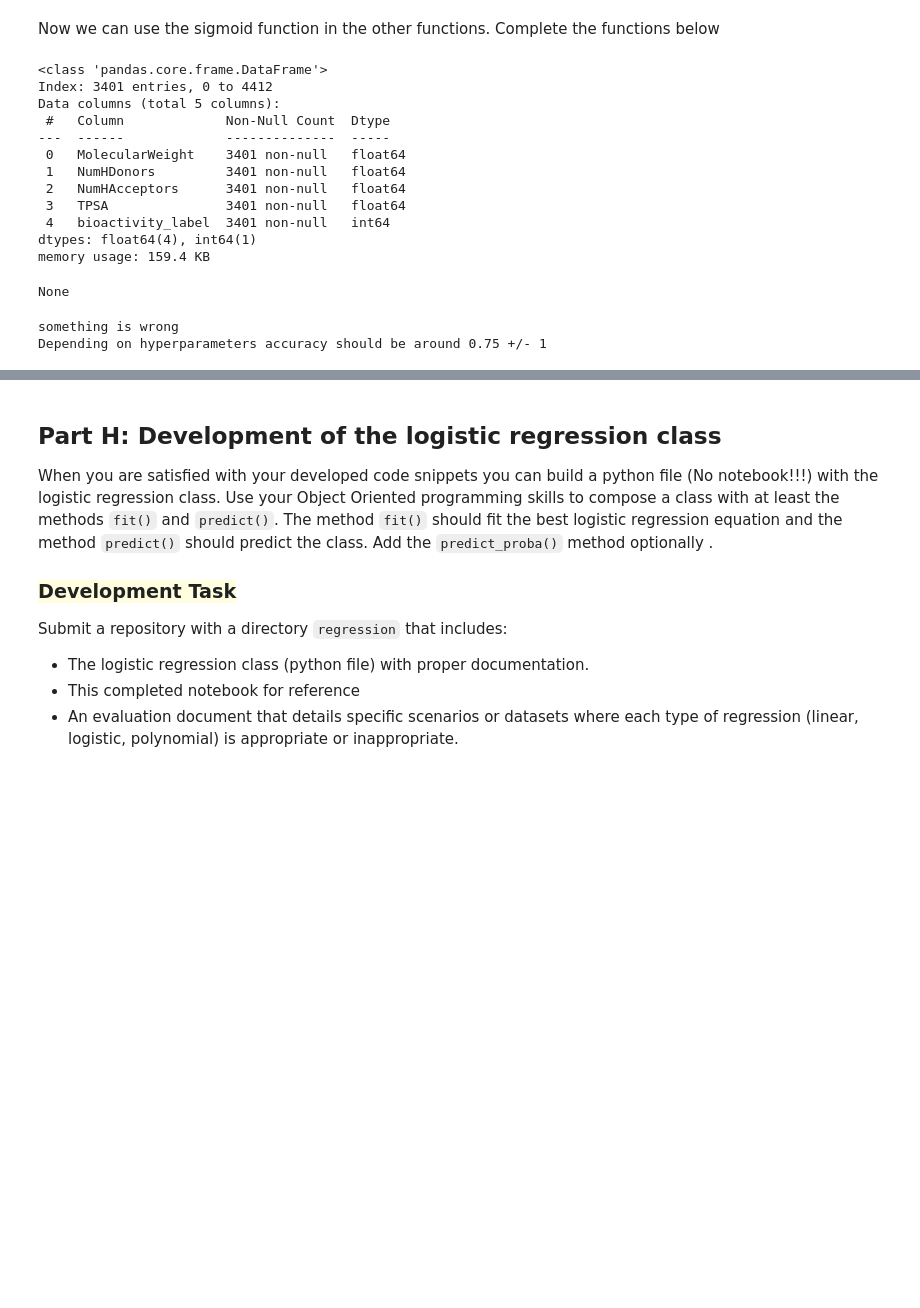
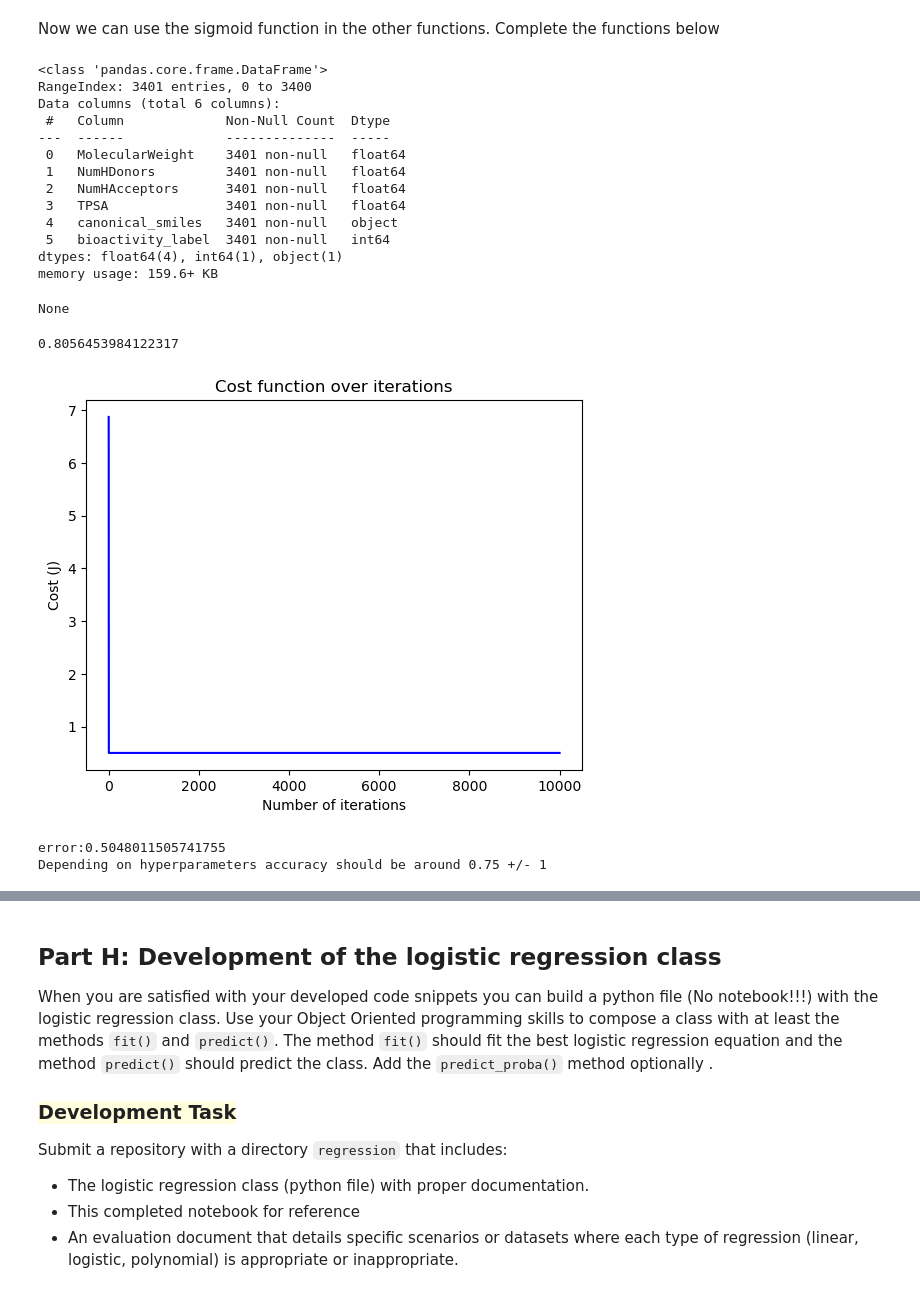
Before and after one commit to jippesilvius/datascience5, a Jupyter notebook: assignment1/Assignment_Regression.ipynb, the cells around one changed output, grey strips where cells are left out. Cells and saved outputs as stored; diff of their text form; code cells hidden in the pictures; blank space fills up the shorter version.

```diff
--- a/assignment1/Assignment_Regression.ipynb
+++ b/assignment1/Assignment_Regression.ipynb
@@ -582,7 +583,7 @@ def compute_cost(X, y, theta, lambda_):
     # 1.Determine the number of data points
     m = len(X)
     # 2.Determine the prediction
-    pred = X.dot(theta)
+    pred = X @ theta
     # 3.Calculate the difference between this prediction and the actual value
     err = pred - y
 
@@ -609,7 +610,7 @@ def gradient_descent(X, y, theta, alpha, iter_n, lambda_):
 
     for i in range(iter_n):
         # Determine the prediction for the data point, given the current value of theta
-        pred = X.dot(theta)
+        pred = X @ theta
         # Determine the difference between this forecast and the true value
         err = pred - y
 
@@ -618,7 +619,7 @@ def gradient_descent(X, y, theta, alpha, iter_n, lambda_):
         reg[0] = 0
 
         # Multiply this difference by the ith value of X + reg.
-        gradient = (1/m) * X.T.dot(err) + reg
+        gradient = (1/m) * X.T @ err + reg
 
         # Update the ith parameter of theta, namely by decreasing it by
         theta = theta - alpha * gradient
@@ -643,7 +644,7 @@ X = df_logS.drop(columns=["logS"]).to_numpy()
 y = df_logS["logS"].to_numpy()
 
 # Train model
-model = LinearRegressions(alpha=0.01, iter_n=10000, lambda_=1)
+model = LinearRegression(alpha=0.01, iter_n=10000, lambda_=1)
 model.fit(X, y)
 
 # Show results
@@ -750,3 +803,6 @@ final dataframe
+# %%
+import pandas as pd
+df_GR = pd.read_csv('CHEMBL2034.csv')
 # %% [markdown]
 ---
 
@@ -892,46 +988,62 @@ data = df_GR
 display(data.info())
 # %% [output]
 <class 'pandas.core.frame.DataFrame'>
-Index: 3401 entries, 0 to 4412
-Data columns (total 5 columns):
+RangeIndex: 3401 entries, 0 to 3400
+Data columns (total 6 columns):
  #   Column             Non-Null Count  Dtype
 ---  ------             --------------  -----
  0   MolecularWeight    3401 non-null   float64
  1   NumHDonors         3401 non-null   float64
  2   NumHAcceptors      3401 non-null   float64
  3   TPSA               3401 non-null   float64
- 4   bioactivity_label  3401 non-null   int64
-dtypes: float64(4), int64(1)
-memory usage: 159.4 KB
+ 4   canonical_smiles   3401 non-null   object
+ 5   bioactivity_label  3401 non-null   int64
+dtypes: float64(4), int64(1), object(1)
+memory usage: 159.6+ KB
 None
 # %%
 #YOUR CODE HERE TO PREPARE X_scaled, y, theta
 
+y = df_GR['bioactivity_label'].values.reshape(-1, 1)
+X = df_GR[['MolecularWeight', 'NumHDonors', 'NumHAcceptors', 'TPSA']].values
+
+# Normalize the features
+scaler = StandardScaler()
+X_scaled = scaler.fit_transform(X)
+
+# Add a column of ones to X for the intercept term (bias)
+X_scaled = np.c_[np.ones((X_scaled.shape[0], 1)), X_scaled]
+
+# Initialize theta (parameters), alpha (learning rate), and iterations
+theta = np.zeros((X_scaled.shape[1], 1))
 # Set hyperparameters, adjust to imporve
 alpha = 0.01  # Learning rate
-num_iters = 15000  # Number of iterations
+iter_n = 15000  # Number of iterations
 lambda_ = 0.7  # Regularization parameter
+
 
 try:
     # Train the model
     theta, J_history = gradient_descent(X_scaled, y, theta, alpha, num_iters, lambda_)
 
     # Make predictions
     predictions = predict(X_scaled, theta)
 
     # Evaluate the model
-    accuracy = accuracy(y, predictions)
+    acc = accuracy(y, predictions)
 
 
     draw_costs(J_history)
     print(f'error:{J_history[-1]}')
 except:
     print('something is wrong')
 finally:
     print('Depending on hyperparameters accuracy should be around 0.75 +/- 1')
 # %% [output]
-something is wrong
-Depending on hyperparameters accuracy should be around 0.75 +/- 1
+0.8056453984122317
+[figure, added]
+error:0.5048011505741755
+Depending on hyperparameters accuracy should be around 0.75 +/- 1
 # %% [markdown]
 <a name='06'></a>
 ## Part G: compare with sklearn
```
Also changed, not shown: parts of 16 cells of this notebook, 2 other files.
